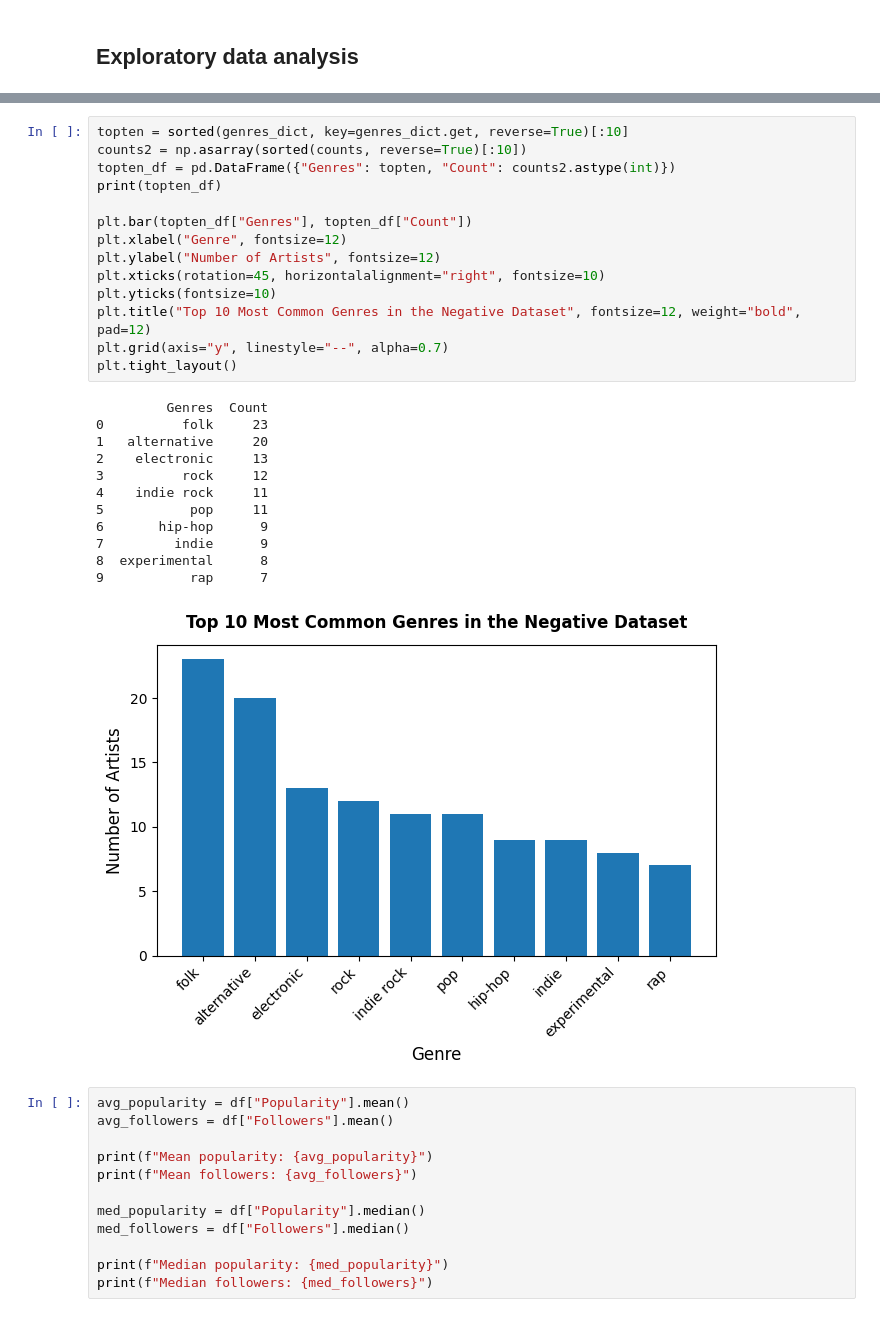
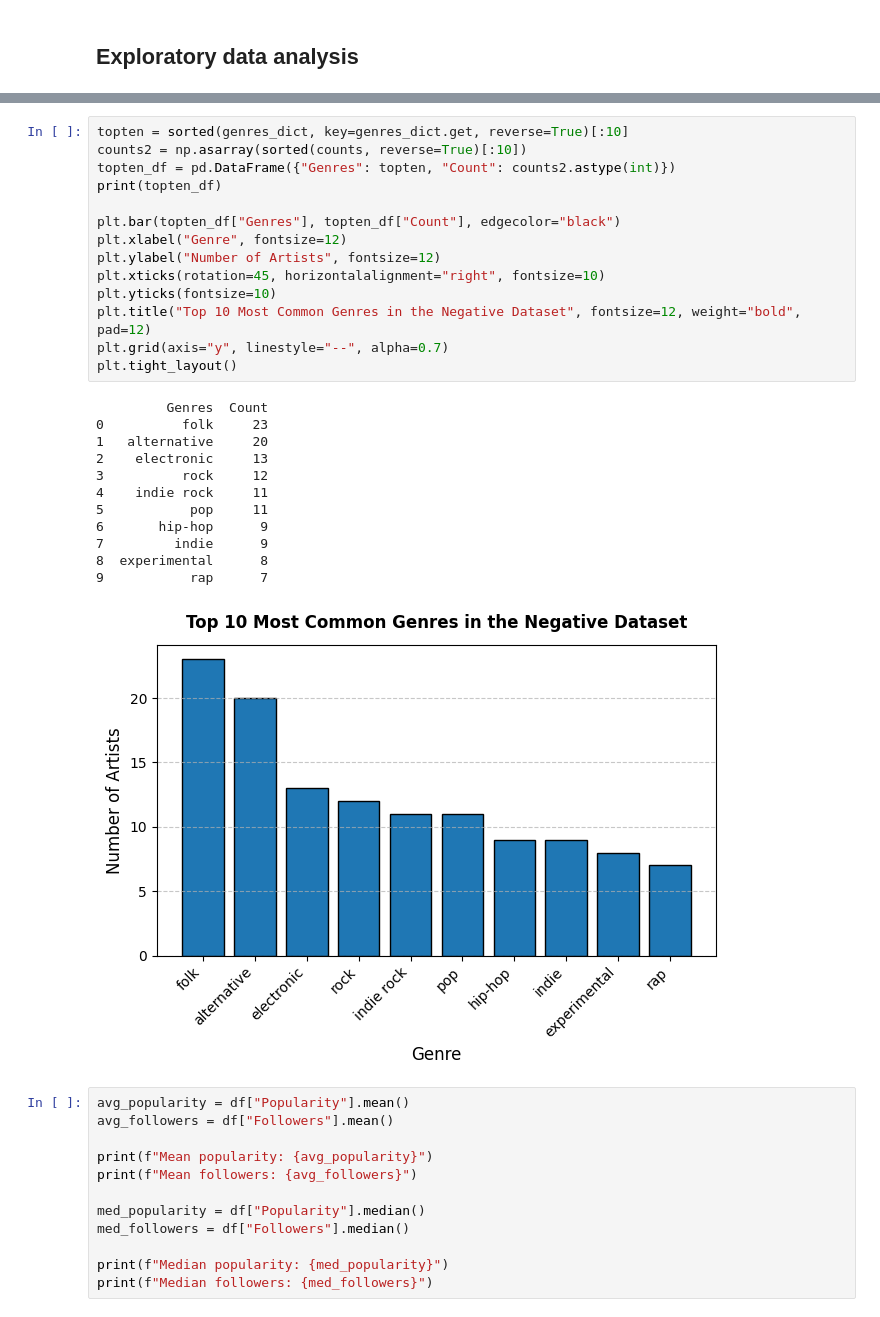
Before and after one commit to streamageddon/streamageddon.github.io, a Jupyter notebook: streamageddon.ipynb, the cells around one changed output, grey strips where cells are left out. Saved outputs shown, nothing was run; the diff lists cells and outputs as text.

```diff
--- a/streamageddon.ipynb
+++ b/streamageddon.ipynb
@@ -65,30 +65,30 @@ plt.show()
 # %%
 topten = sorted(genres_dict, key=genres_dict.get, reverse=True)[:10]
 counts2 = np.asarray(sorted(counts, reverse=True)[:10])
 topten_df = pd.DataFrame({"Genres": topten, "Count": counts2.astype(int)})
 print(topten_df)
 
-plt.bar(topten_df["Genres"], topten_df["Count"])
+plt.bar(topten_df["Genres"], topten_df["Count"], edgecolor="black")
 plt.xlabel("Genre", fontsize=12)
 plt.ylabel("Number of Artists", fontsize=12)
 plt.xticks(rotation=45, horizontalalignment="right", fontsize=10)
 plt.yticks(fontsize=10)
 plt.title("Top 10 Most Common Genres in the Negative Dataset", fontsize=12, weight="bold", pad=12)
 plt.grid(axis="y", linestyle="--", alpha=0.7)
 plt.tight_layout()
 # %% [output]
          Genres  Count
 0          folk     23
 1   alternative     20
 2    electronic     13
 3          rock     12
 4    indie rock     11
 5           pop     11
 6       hip-hop      9
 7         indie      9
 8  experimental      8
 9           rap      7
-[figure, old version]
+[figure, new version]
 # %%
 avg_popularity = df["Popularity"].mean()
 avg_followers = df["Followers"].mean()
```
Also changed, not shown: parts of 2 cells of this notebook.
